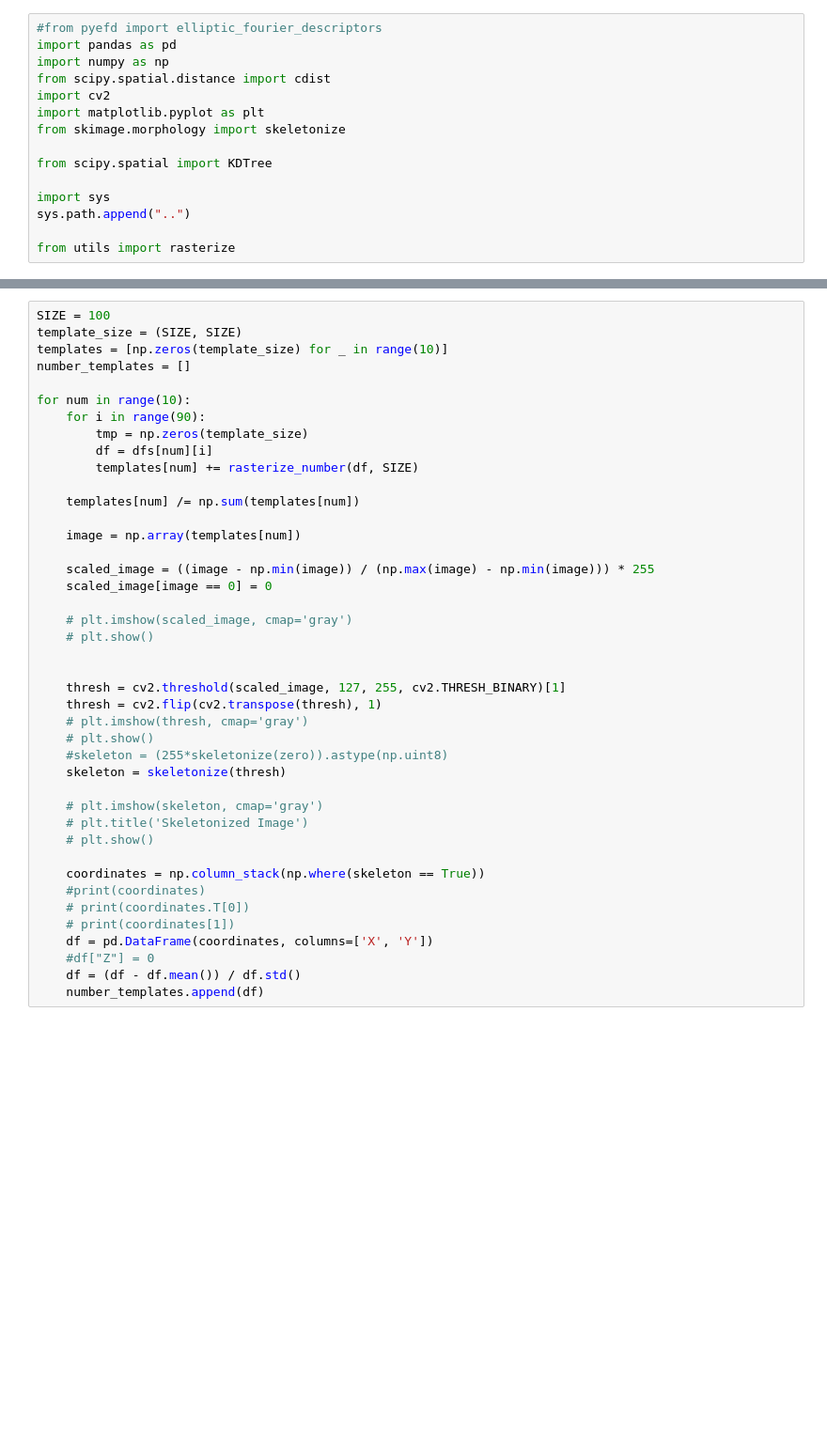
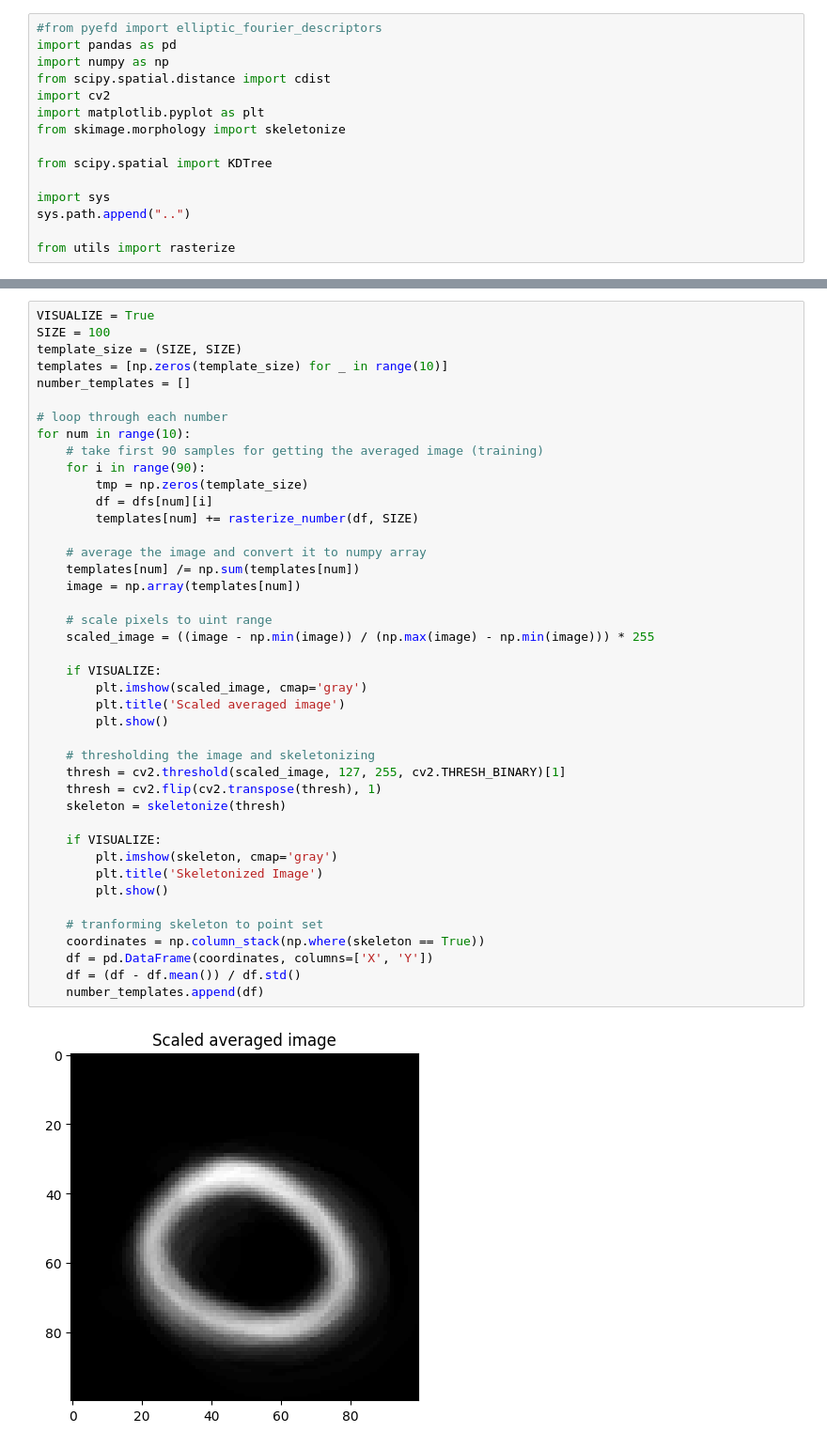
Before and after one commit to tornikeo/LeapMotionOCR, a Jupyter notebook: matej/matej.ipynb, the cells around one changed output, grey strips where cells are left out. Shown at 94% size. Cells and saved outputs as stored; diff of their text form; blank space fills up the shorter version.

```diff
--- a/matej/matej.ipynb
+++ b/matej/matej.ipynb
@@ -33,43 +38,45 @@ def rasterize_number(df, size, thickness=5):
     return tmp
 # %%
+VISUALIZE = True
 SIZE = 100
 template_size = (SIZE, SIZE)
 templates = [np.zeros(template_size) for _ in range(10)]
 number_templates = []
 
+# loop through each number
 for num in range(10):
+    # take first 90 samples for getting the averaged image (training)
     for i in range(90):
         tmp = np.zeros(template_size)
         df = dfs[num][i]
         templates[num] += rasterize_number(df, SIZE)
 
+    # average the image and convert it to numpy array
     templates[num] /= np.sum(templates[num])
-
     image = np.array(templates[num])
 
+    # scale pixels to uint range
     scaled_image = ((image - np.min(image)) / (np.max(image) - np.min(image))) * 255
-    scaled_image[image == 0] = 0
 
-    # plt.imshow(scaled_image, cmap='gray')
-    # plt.show()
+    if VISUALIZE:
+        plt.imshow(scaled_image, cmap='gray')
+        plt.title('Scaled averaged image')
+        plt.show()
 
-
+    # thresholding the image and skeletonizing
     thresh = cv2.threshold(scaled_image, 127, 255, cv2.THRESH_BINARY)[1]
     thresh = cv2.flip(cv2.transpose(thresh), 1)
-    # plt.imshow(thresh, cmap='gray')
-    # plt.show()
-    #skeleton = (255*skeletonize(zero)).astype(np.uint8)
     skeleton = skeletonize(thresh)
 
-    # plt.imshow(skeleton, cmap='gray')
-    # plt.title('Skeletonized Image')
-    # plt.show()
+    if VISUALIZE:
+        plt.imshow(skeleton, cmap='gray')
+        plt.title('Skeletonized Image')
+        plt.show()
 
+    # tranforming skeleton to point set
     coordinates = np.column_stack(np.where(skeleton == True))
-    #print(coordinates)
-    # print(coordinates.T[0])
-    # print(coordinates[1])
     df = pd.DataFrame(coordinates, columns=['X', 'Y'])
-    #df["Z"] = 0
     df = (df - df.mean()) / df.std()
     number_templates.append(df)
+# %% [output]
+[figure, added]
```
Also changed, not shown: parts of 6 cells of this notebook, 4 other files.
